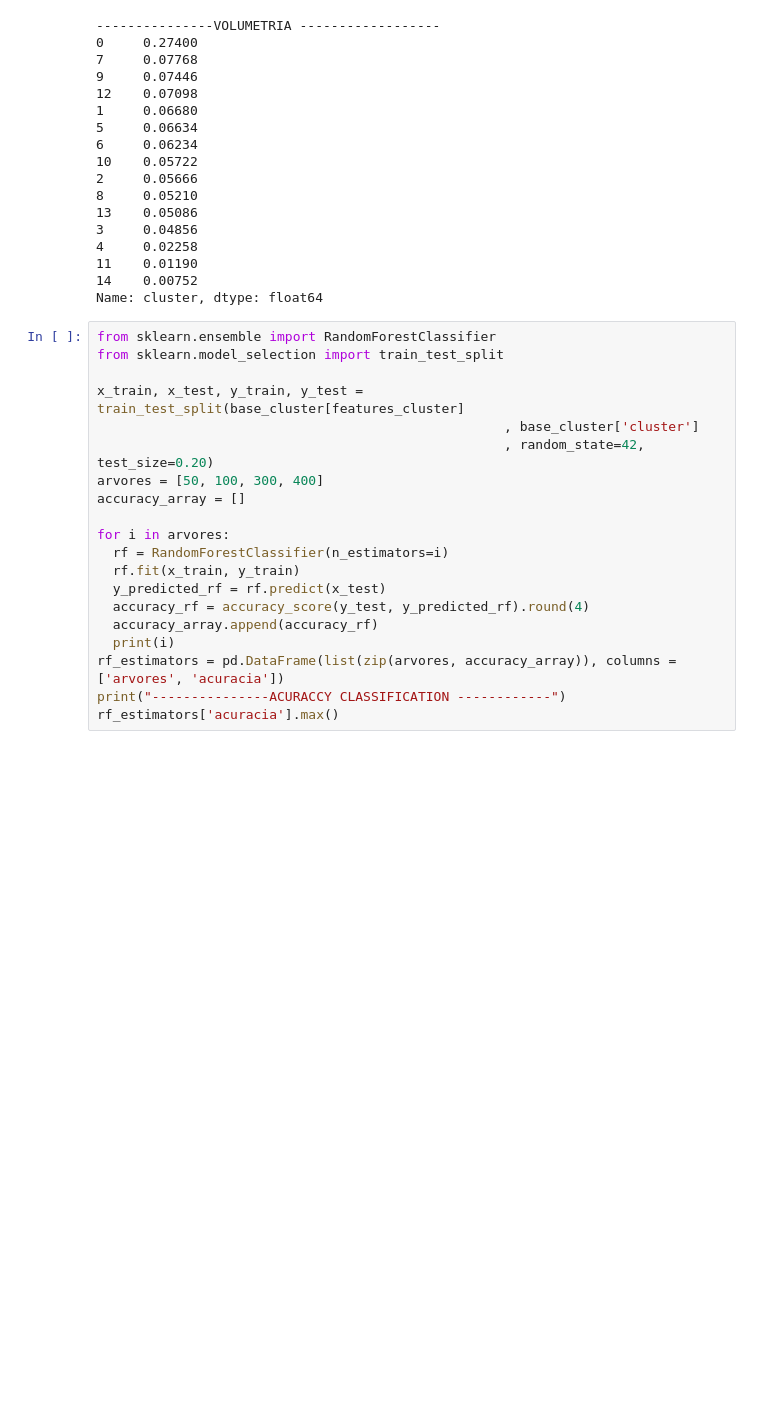
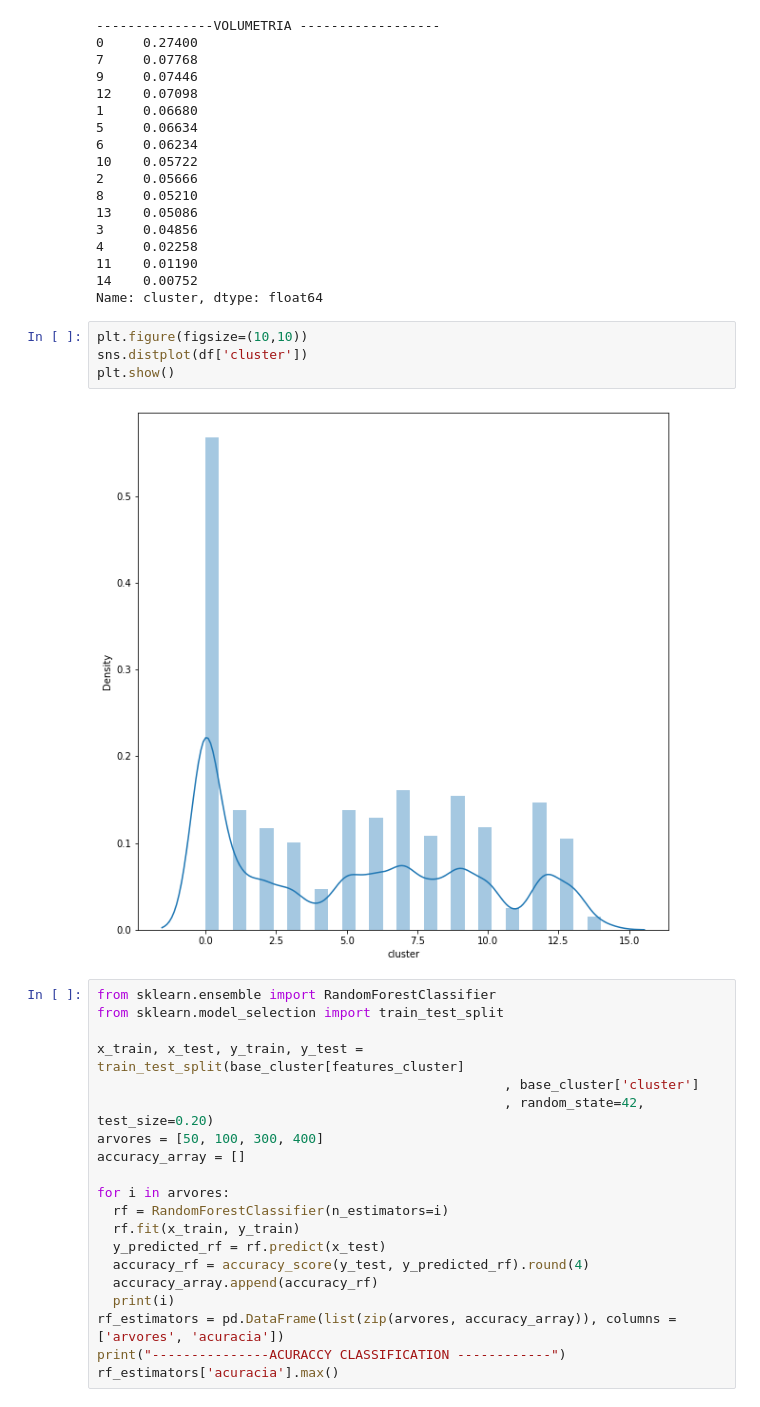
Before and after one commit to FlaviaCostaWill/diretorio_trabalho, a Jupyter notebook: Segmentação digital/01 - Teste clusterização tsne.ipynb, the cells around one changed output. Saved outputs shown, nothing was run; the diff lists cells and outputs as text; blank space fills up the shorter version.

```diff
--- a/Segmentação digital/01 - Teste clusterização tsne.ipynb
+++ b/Segmentação digital/01 - Teste clusterização tsne.ipynb
@@ -149,6 +177,12 @@ print(df['cluster'].value_counts(normalize = True))
 11    0.01190
 14    0.00752
 Name: cluster, dtype: float64
+# %%
+plt.figure(figsize=(10,10))
+sns.distplot(df['cluster'])
+plt.show()
+# %% [output]
+[figure, added]
 # %%
 from sklearn.ensemble import RandomForestClassifier
 from sklearn.model_selection import train_test_split
```
Also changed, not shown: parts of 20 cells of this notebook, 11 other files.
